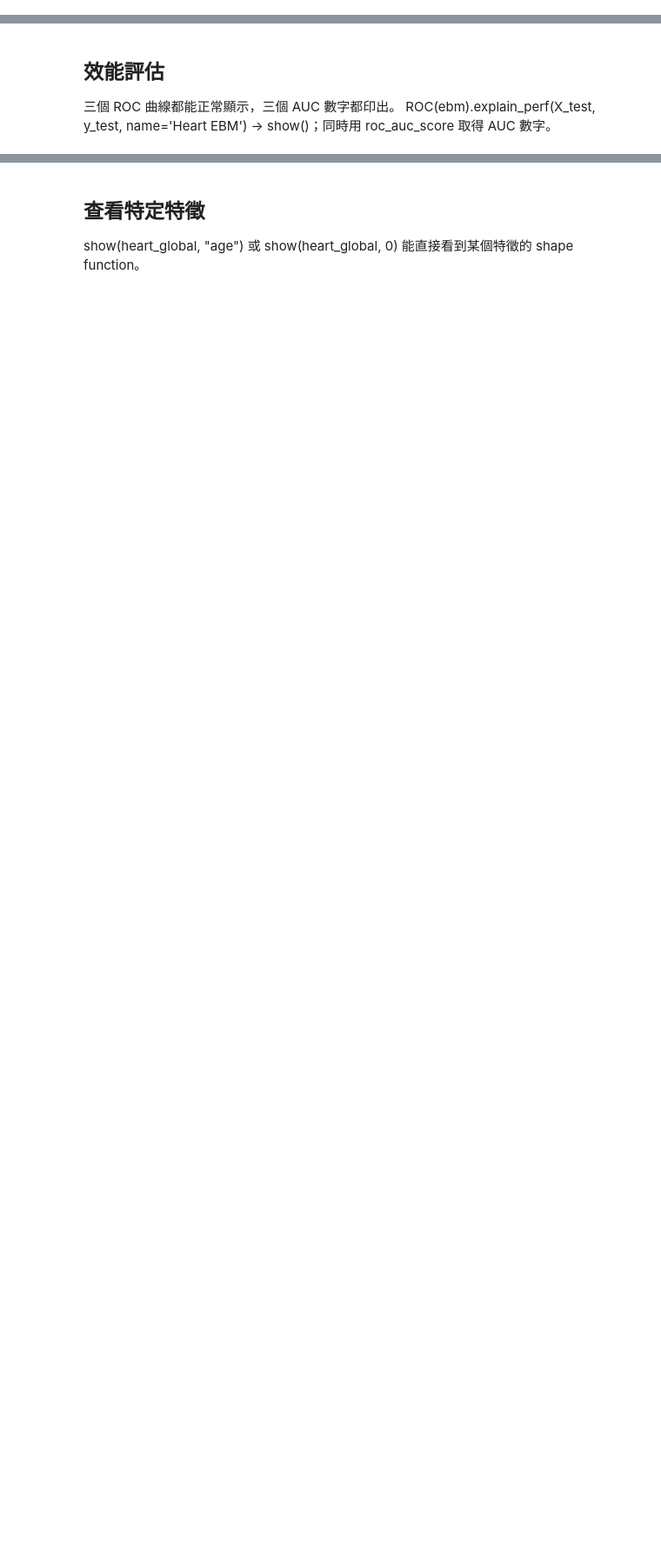
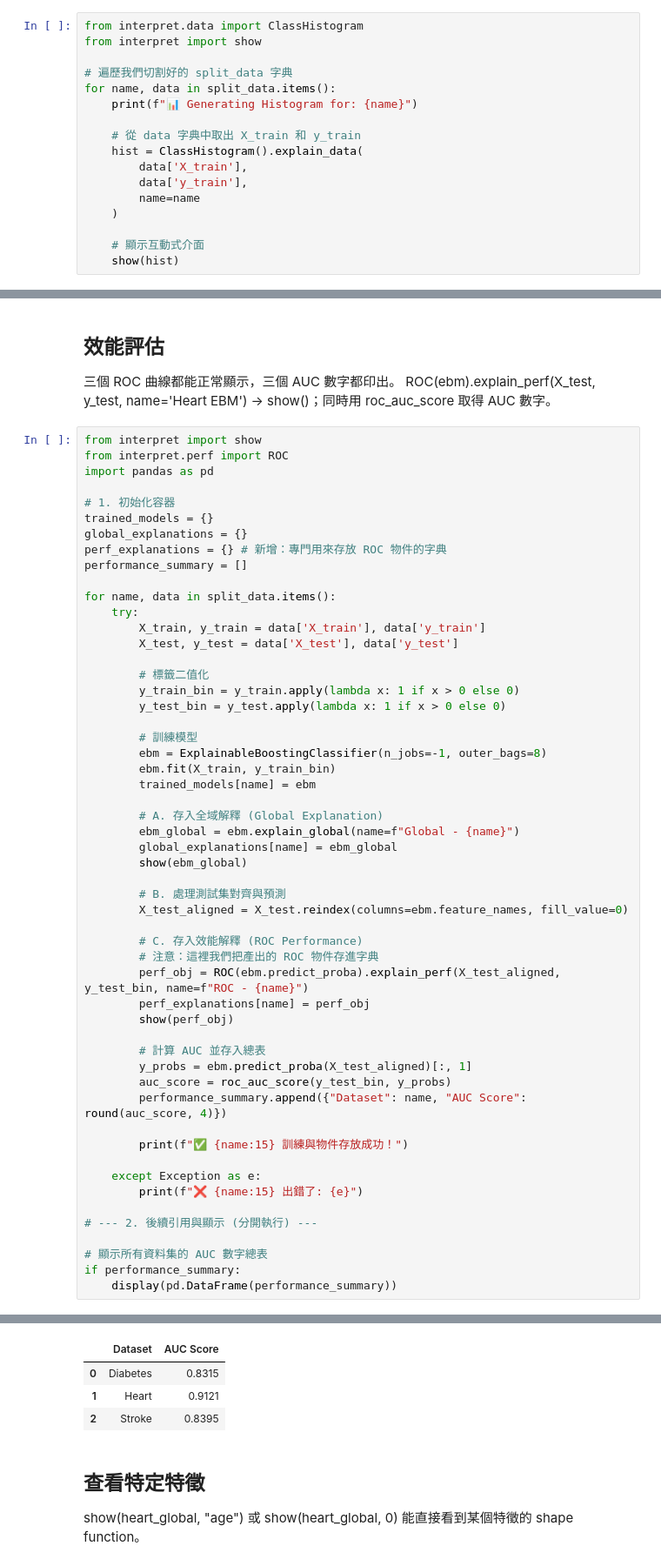
Before and after one commit to naomiyu1124-afk/InterpretDash_1358071_naomi, a Jupyter notebook: notebooks/W07_three_datasets.ipynb, the cells around one changed output, grey strips where cells are left out. Shown at 87% size. Saved outputs shown, nothing was run; the diff lists cells and outputs as text; blank space fills up the shorter version.

```diff
--- a/notebooks/W07_three_datasets.ipynb
+++ b/notebooks/W07_three_datasets.ipynb
@@ -122,3 +164,20 @@ print("\n🎉 所有資料集已清理完畢！現在妳可以安心去跑 Rando
 # %% [markdown]
 ## 資料探所 ##
 ####  ClassHistogram().explain_data(X_train, y_train, name='Heart') → show() ####
+# %%
+from interpret.data import ClassHistogram
+from interpret import show
+
+# 遍歷我們切割好的 split_data 字典
+for name, data in split_data.items():
+    print(f"📊 Generating Histogram for: {name}")
+
+    # 從 data 字典中取出 X_train 和 y_train
+    hist = ClassHistogram().explain_data(
+        data['X_train'],
+        data['y_train'],
+        name=name
+    )
+
+    # 顯示互動式介面
+    show(hist)
@@ -130,3 +233,58 @@ print("\n🎉 所有資料集已清理完畢！現在妳可以安心去跑 Rando
 ## 效能評估 ##
 三個 ROC 曲線都能正常顯示，三個 AUC 數字都印出。
 ROC(ebm).explain_perf(X_test, y_test, name='Heart EBM') → show()；同時用 roc_auc_score 取得 AUC 數字。
+# %%
+from interpret import show
+from interpret.perf import ROC
+import pandas as pd
+
+# 1. 初始化容器
+trained_models = {}
+global_explanations = {}
+perf_explanations = {} # 新增：專門用來存放 ROC 物件的字典
+performance_summary = []
+
+for name, data in split_data.items():
+    try:
+        X_train, y_train = data['X_train'], data['y_train']
+        X_test, y_test = data['X_test'], data['y_test']
+
+        # 標籤二值化
+        y_train_bin = y_train.apply(lambda x: 1 if x > 0 else 0)
+        y_test_bin = y_test.apply(lambda x: 1 if x > 0 else 0)
+
+        # 訓練模型
+        ebm = ExplainableBoostingClassifier(n_jobs=-1, outer_bags=8)
+        ebm.fit(X_train, y_train_bin)
+        trained_models[name] = ebm
+
+        # A. 存入全域解釋 (Global Explanation)
+        ebm_global = ebm.explain_global(name=f"Global - {name}")
+        global_explanations[name] = ebm_global
+        show(ebm_global)
+
+        # B. 處理測試集對齊與預測
+        X_test_aligned = X_test.reindex(columns=ebm.feature_names, fill_value=0)
+
+        # C. 存入效能解釋 (ROC Performance)
+        # 注意：這裡我們把產出的 ROC 物件存進字典
+        perf_obj = ROC(ebm.predict_proba).explain_perf(X_test_aligned, y_test_bin, name=f"ROC - {name}")
+        perf_explanations[name] = perf_obj
+        show(perf_obj)
+
+        # 計算 AUC 並存入總表
+        y_probs = ebm.predict_proba(X_test_aligned)[:, 1]
+        auc_score = roc_auc_score(y_test_bin, y_probs)
+        performance_summary.append({"Dataset": name, "AUC Score": round(auc_score, 4)})
+
+        print(f"✅ {name:15} 訓練與物件存放成功！")
+
+    except Exception as e:
+        print(f"❌ {name:15} 出錯了: {e}")
+
+# --- 2. 後續引用與顯示 (分開執行) ---
+
+# 顯示所有資料集的 AUC 數字總表
+if performance_summary:
+    display(pd.DataFrame(performance_summary))
+# %% [output]
@@ -133,3 +300,7 @@ ROC(ebm).explain_perf(X_test, y_test, name='Heart EBM') → show()；同時用 r
+|  | Dataset | AUC Score |
+| 0 | Diabetes | 0.8315 |
+| 1 | Heart | 0.9121 |
+| 2 | Stroke | 0.8395 |
 # %% [markdown]
 ## 查看特定特徵 ##
 show(heart_global, "age") 或 show(heart_global, 0)
```
Also changed, not shown: parts of 10 cells of this notebook.
